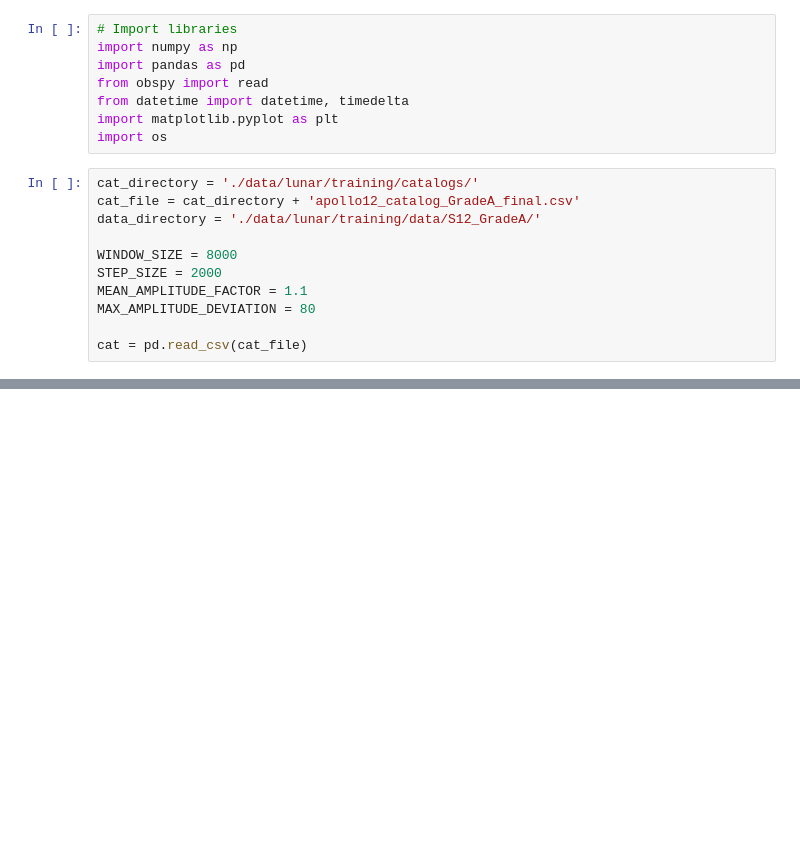
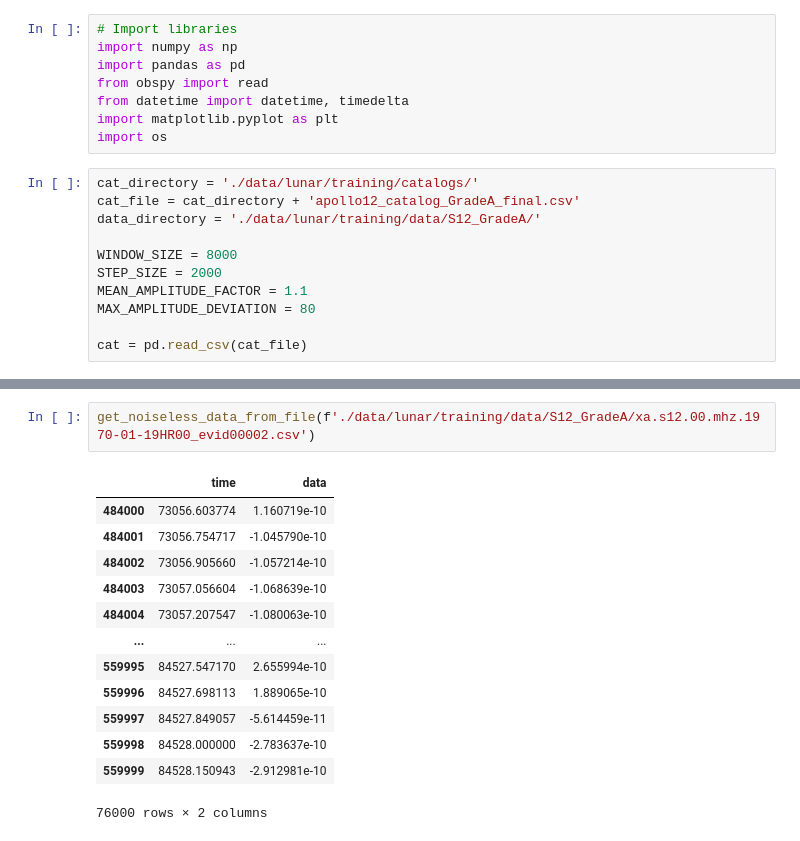
Before and after one commit to Nella1414/nasa-app, a Jupyter notebook: moon_solve.ipynb, the cells around one changed output, grey strips where cells are left out. Drawn from its saved outputs; the diff is of its cells as text; blank space fills up the shorter version.

```diff
--- a/solve copy.ipynb
+++ b/moon_solve.ipynb
@@ -258,0 +357,16 @@ End event window: 480000
+# %%
+get_noiseless_data_from_file(f'./data/lunar/training/data/S12_GradeA/xa.s12.00.mhz.1970-01-19HR00_evid00002.csv')
+# %% [output]
+|  | time | data |
+| 484000 | 73056.603774 | 1.160719e-10 |
+| 484001 | 73056.754717 | -1.045790e-10 |
+| 484002 | 73056.905660 | -1.057214e-10 |
+| 484003 | 73057.056604 | -1.068639e-10 |
+| 484004 | 73057.207547 | -1.080063e-10 |
+| ... | ... | ... |
+| 559995 | 84527.547170 | 2.655994e-10 |
+| 559996 | 84527.698113 | 1.889065e-10 |
+| 559997 | 84527.849057 | -5.614459e-11 |
+| 559998 | 84528.000000 | -2.783637e-10 |
+| 559999 | 84528.150943 | -2.912981e-10 |
+76000 rows × 2 columns
```
Also changed, not shown: parts of 4 cells of this notebook, 1 other file.
